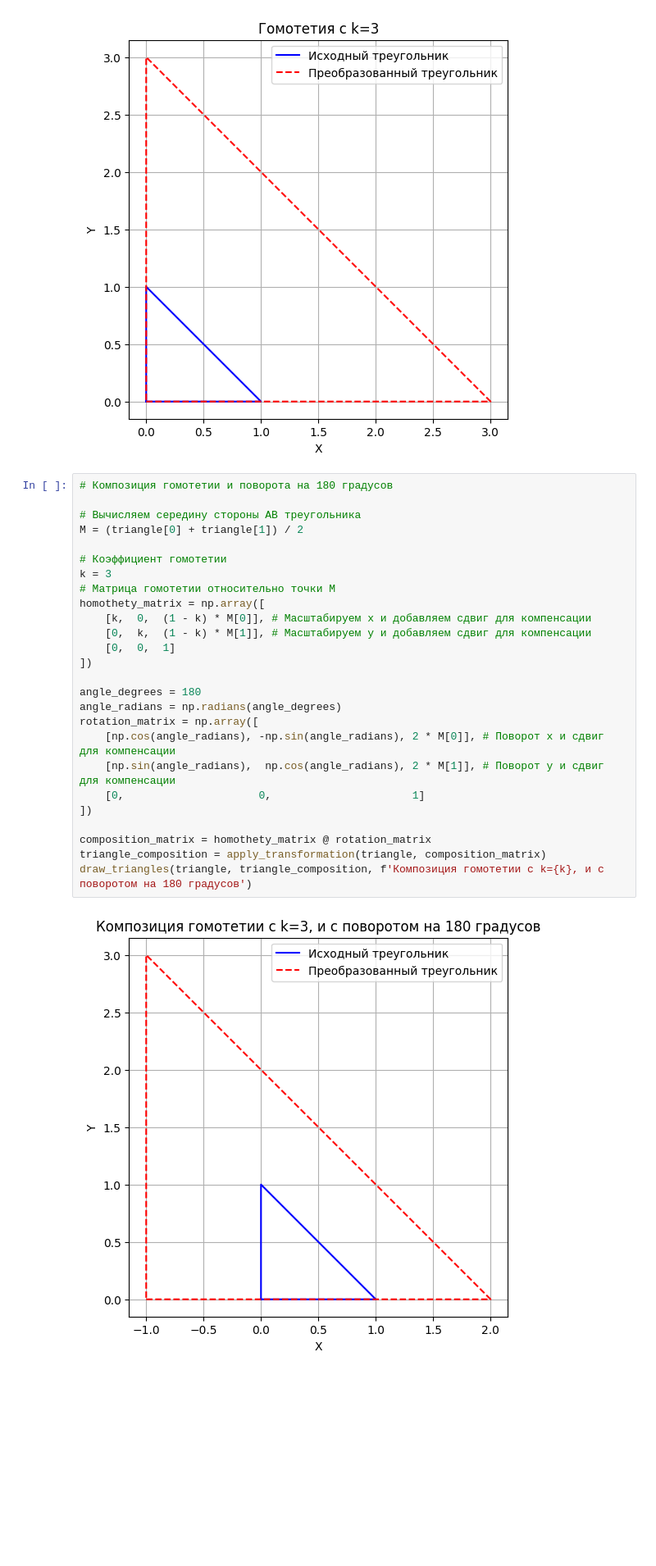
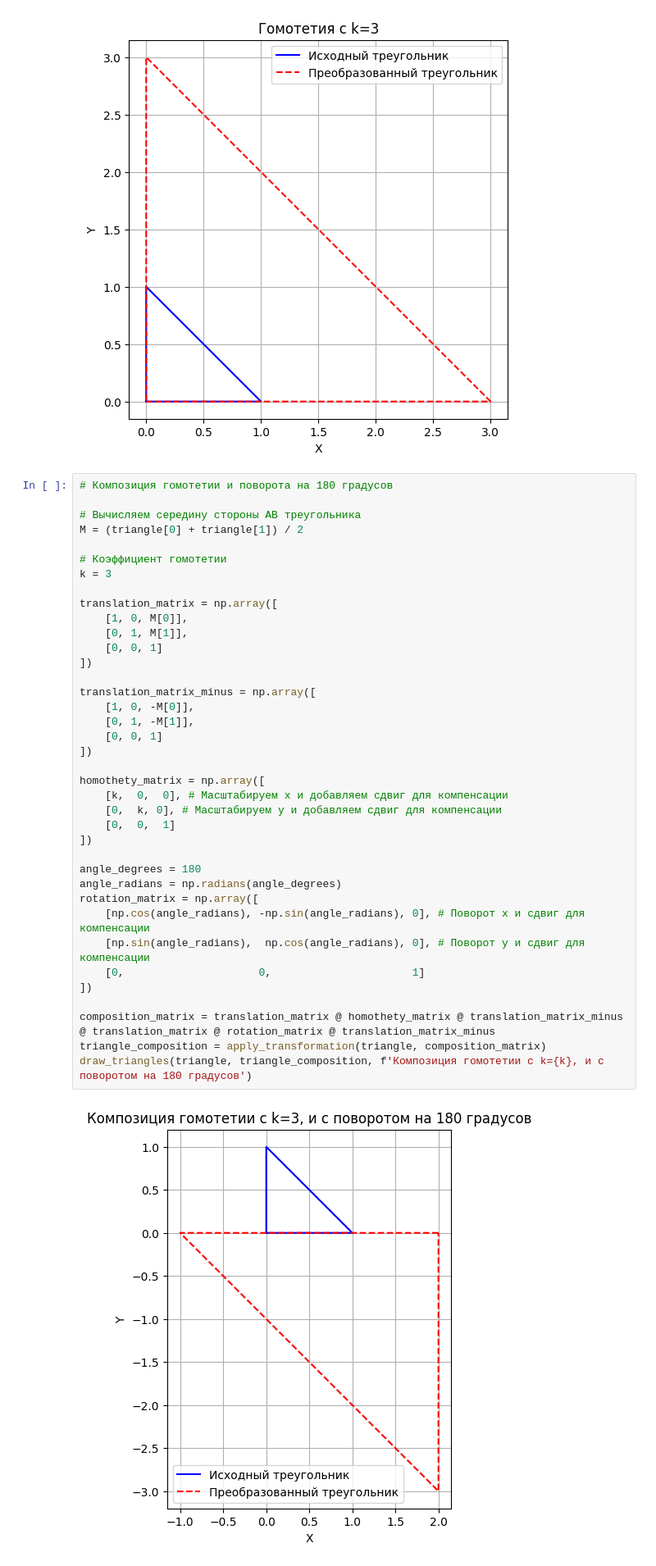
Before and after one commit to sinedmv/ComputationalGeometryLabs, a Jupyter notebook: Task_1.ipynb, the cells around one changed output. Shown at 82% size. Saved outputs shown, nothing was run; the diff lists cells and outputs as text; blank space fills up the shorter version.

```diff
--- a/Task_1.ipynb
+++ b/Task_1.ipynb
@@ -104,31 +104,43 @@ draw_triangles(triangle, triangle_homothetic, f'Гомотетия с k={k}')
 # %%
 # Композиция гомотетии и поворота на 180 градусов
 
 # Вычисляем середину стороны AB треугольника
 M = (triangle[0] + triangle[1]) / 2
 
 # Коэффициент гомотетии
 k = 3
-# Матрица гомотетии относительно точки M
+
+translation_matrix = np.array([
+    [1, 0, M[0]],
+    [0, 1, M[1]],
+    [0, 0, 1]
+])
+
+translation_matrix_minus = np.array([
+    [1, 0, -M[0]],
+    [0, 1, -M[1]],
+    [0, 0, 1]
+])
+
 homothety_matrix = np.array([
-    [k,  0,  (1 - k) * M[0]], # Масштабируем x и добавляем сдвиг для компенсации
-    [0,  k,  (1 - k) * M[1]], # Масштабируем y и добавляем сдвиг для компенсации
+    [k,  0,  0], # Масштабируем x и добавляем сдвиг для компенсации
+    [0,  k, 0], # Масштабируем y и добавляем сдвиг для компенсации
     [0,  0,  1]
 ])
 
 angle_degrees = 180
 angle_radians = np.radians(angle_degrees)
 rotation_matrix = np.array([
-    [np.cos(angle_radians), -np.sin(angle_radians), 2 * M[0]], # Поворот x и сдвиг для компенсации
-    [np.sin(angle_radians),  np.cos(angle_radians), 2 * M[1]], # Поворот y и сдвиг для компенсации
+    [np.cos(angle_radians), -np.sin(angle_radians), 0], # Поворот x и сдвиг для компенсации
+    [np.sin(angle_radians),  np.cos(angle_radians), 0], # Поворот y и сдвиг для компенсации
     [0,                     0,                      1]
 ])
 
-composition_matrix = homothety_matrix @ rotation_matrix
+composition_matrix = translation_matrix @ homothety_matrix @ translation_matrix_minus @ translation_matrix @ rotation_matrix @ translation_matrix_minus
 triangle_composition = apply_transformation(triangle, composition_matrix)
 draw_triangles(triangle, triangle_composition, f'Композиция гомотетии с k={k}, и с поворотом на 180 градусов')
 # %% [output]
-[figure, old version]
+[figure, new version]
 # %% [markdown]
 # Выполнение задачи 2
 # %%
```
Also changed, not shown: 4 other files.
